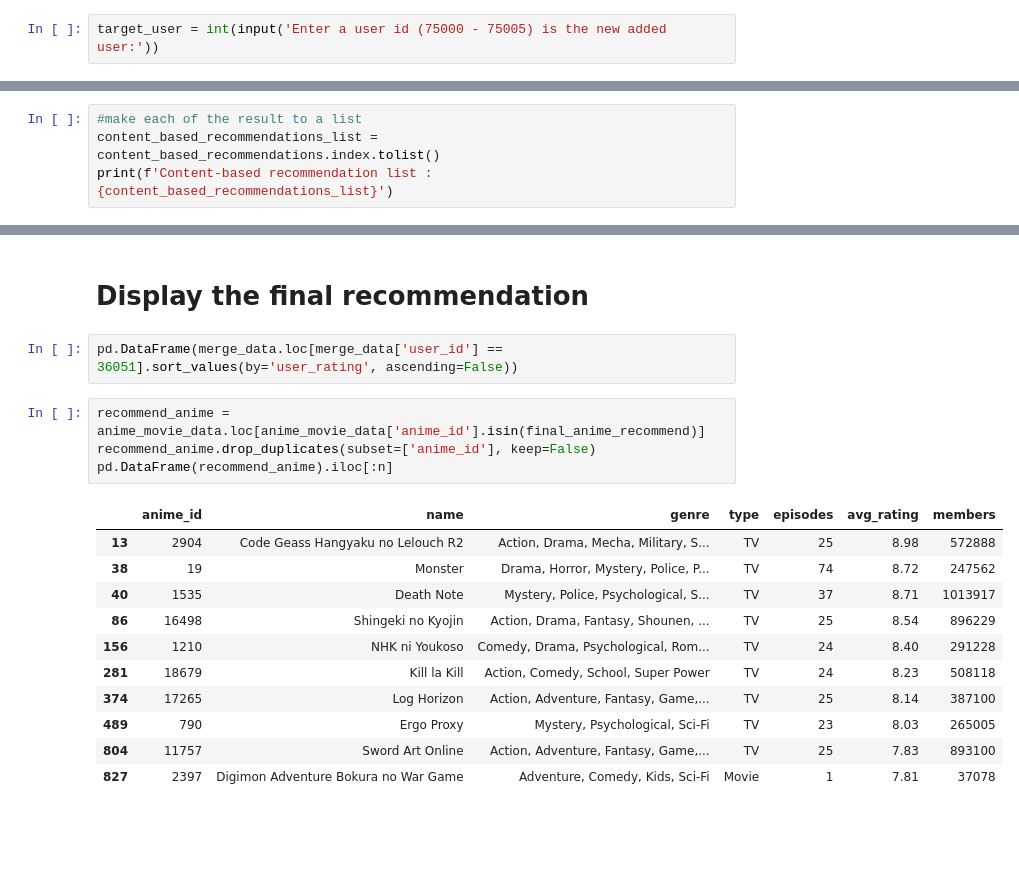
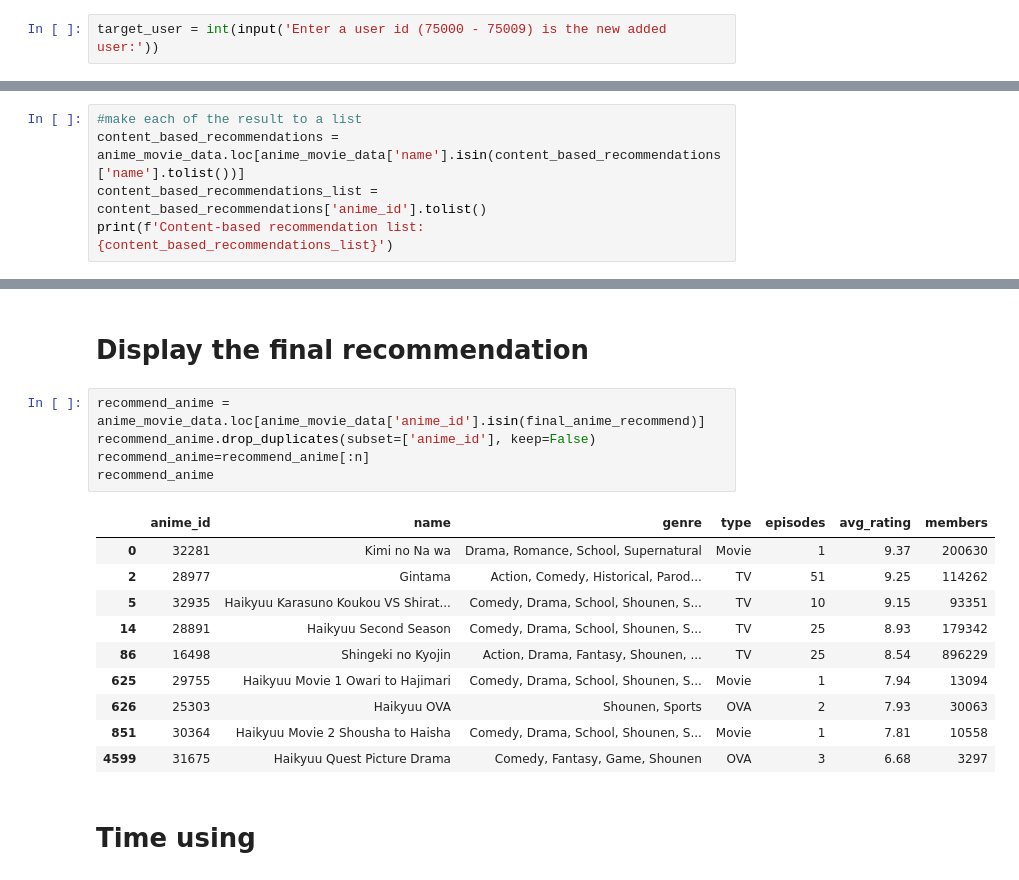
Before and after one commit to zhilin1112/AnimeRecmmendedSystem, a Jupyter notebook: ContentBasedAndUserBasedRecommenderSystem.ipynb, the cells around one changed output, grey strips where cells are left out. Drawn from its saved outputs; the diff is of its cells as text; blank space fills up the shorter version.

```diff
--- a/ContentBasedAndUserBasedRecommenderSystem.ipynb
+++ b/ContentBasedAndUserBasedRecommenderSystem.ipynb
@@ -442,4 +442,4 @@ def get_recommendations_content_based(name, cosine_sim):
 # %% [markdown]
 # User input for the specific user id
 # %%
-target_user = int(input('Enter a user id (75000 - 75005) is the new added user:'))
+target_user = int(input('Enter a user id (75000 - 75009) is the new added user:'))
@@ -491,0 +503,5 @@ Text(0.5, 1.0, 'Distribution of cosine similarity scores of the anime')
+# %%
+#make each of the result to a list
+content_based_recommendations = anime_movie_data.loc[anime_movie_data['name'].isin(content_based_recommendations['name'].tolist())]
+content_based_recommendations_list = content_based_recommendations['anime_id'].tolist()
+print(f'Content-based recommendation list: {content_based_recommendations_list}')
@@ -666,4 +676,0 @@ user_based_recommendations
-# %%
-#make each of the result to a list
-content_based_recommendations_list = content_based_recommendations.index.tolist()
-print(f'Content-based recommendation list : {content_based_recommendations_list}')
@@ -716,23 +690,23 @@ pd.DataFrame(target_user_data)
 # %% [markdown]
 # Display the final recommendation
-# %%
-pd.DataFrame(merge_data.loc[merge_data['user_id'] == 36051].sort_values(by='user_rating', ascending=False))
 # %%
 recommend_anime = anime_movie_data.loc[anime_movie_data['anime_id'].isin(final_anime_recommend)]
 recommend_anime.drop_duplicates(subset=['anime_id'], keep=False)
-pd.DataFrame(recommend_anime).iloc[:n]
+recommend_anime=recommend_anime[:n]
+recommend_anime
 # %% [output]
 |  | anime_id | name | genre | type | episodes | avg_rating | members |
-| 13 | 2904 | Code Geass Hangyaku no Lelouch R2 | Action, Drama, Mecha, Military, S... | TV | 25 | 8.98 | 572888 |
-| 38 | 19 | Monster | Drama, Horror, Mystery, Police, P... | TV | 74 | 8.72 | 247562 |
-| 40 | 1535 | Death Note | Mystery, Police, Psychological, S... | TV | 37 | 8.71 | 1013917 |
+| 0 | 32281 | Kimi no Na wa | Drama, Romance, School, Supernatural | Movie | 1 | 9.37 | 200630 |
+| 2 | 28977 | Gintama | Action, Comedy, Historical, Parod... | TV | 51 | 9.25 | 114262 |
+| 5 | 32935 | Haikyuu Karasuno Koukou VS Shirat... | Comedy, Drama, School, Shounen, S... | TV | 10 | 9.15 | 93351 |
+| 14 | 28891 | Haikyuu Second Season | Comedy, Drama, School, Shounen, S... | TV | 25 | 8.93 | 179342 |
 | 86 | 16498 | Shingeki no Kyojin | Action, Drama, Fantasy, Shounen, ... | TV | 25 | 8.54 | 896229 |
-| 156 | 1210 | NHK ni Youkoso | Comedy, Drama, Psychological, Rom... | TV | 24 | 8.40 | 291228 |
-| 281 | 18679 | Kill la Kill | Action, Comedy, School, Super Power | TV | 24 | 8.23 | 508118 |
-| 374 | 17265 | Log Horizon | Action, Adventure, Fantasy, Game,... | TV | 25 | 8.14 | 387100 |
-| 489 | 790 | Ergo Proxy | Mystery, Psychological, Sci-Fi | TV | 23 | 8.03 | 265005 |
-| 804 | 11757 | Sword Art Online | Action, Adventure, Fantasy, Game,... | TV | 25 | 7.83 | 893100 |
-| 827 | 2397 | Digimon Adventure Bokura no War Game | Adventure, Comedy, Kids, Sci-Fi | Movie | 1 | 7.81 | 37078 |
+| 625 | 29755 | Haikyuu Movie 1 Owari to Hajimari | Comedy, Drama, School, Shounen, S... | Movie | 1 | 7.94 | 13094 |
+| 626 | 25303 | Haikyuu OVA | Shounen, Sports | OVA | 2 | 7.93 | 30063 |
+| 851 | 30364 | Haikyuu Movie 2 Shousha to Haisha | Comedy, Drama, School, Shounen, S... | Movie | 1 | 7.81 | 10558 |
+| 4599 | 31675 | Haikyuu Quest Picture Drama | Comedy, Fantasy, Game, Shounen | OVA | 3 | 6.68 | 3297 |
+# %% [markdown]
+# Time using
 # %%
 end_time = time.time()
 execution_time = end_time - start_time
```
Also changed, not shown: parts of 32 cells of this notebook.
